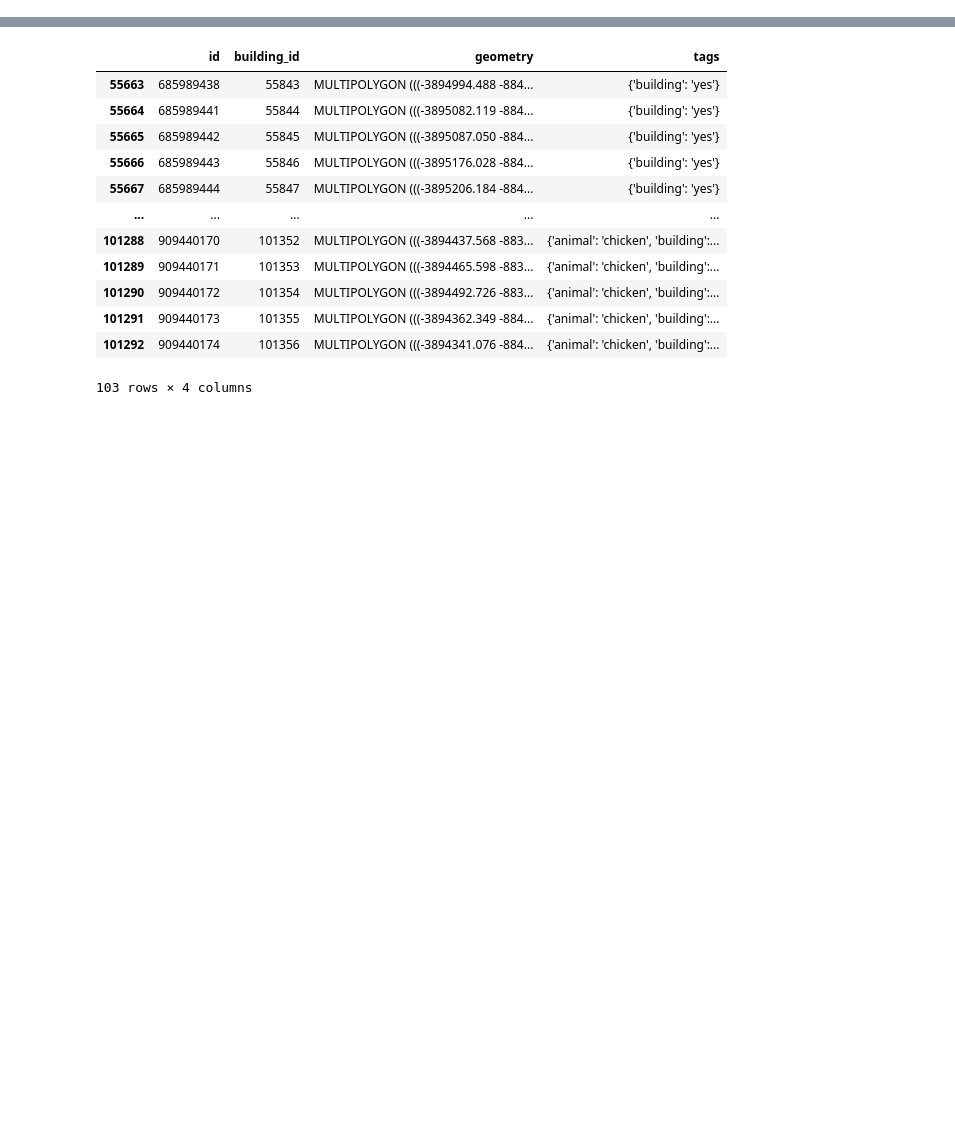
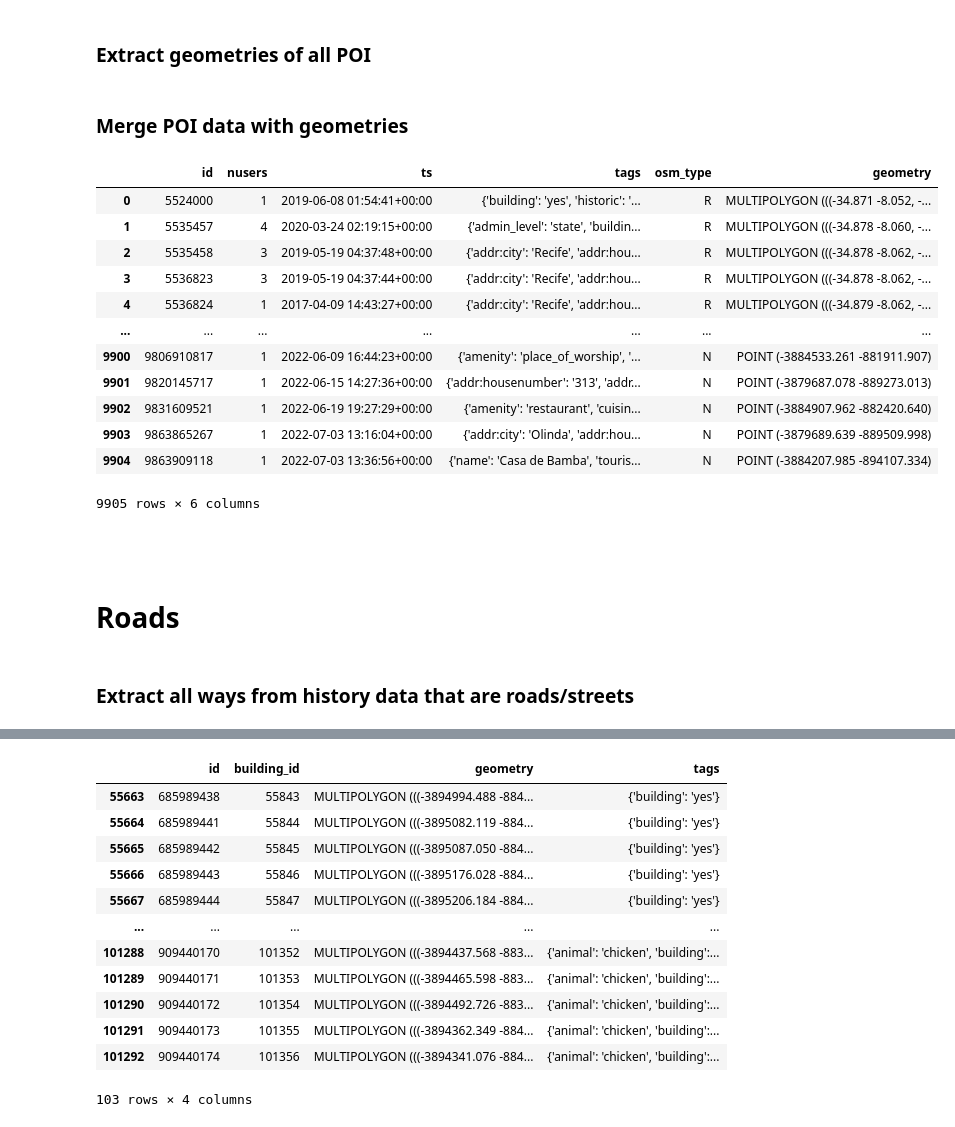
Before and after one commit to komar41/crowdsourcing-and-sidewalk-data, a Jupyter notebook: 3-extract-indirect-trust-indicators.ipynb, the cells around one changed output, grey strips where cells are left out. Saved outputs shown, nothing was run; the diff lists cells and outputs as text; code cells hidden in the pictures; blank space fills up the shorter version.

Commit message:
indir ind

```diff
--- a/3-extract-indirect-trust-indicators.ipynb
+++ b/3-extract-indirect-trust-indicators.ipynb
@@ -10,0 +67,7 @@ from collections import defaultdict
+# %%
+h = Handler()
+h.apply_file("data/osm/rec_historical.osm.pbf")
+
+colnames = ['id', 'visible', 'ts', 'uid', 'tags', 'osm_type']
+history = pd.DataFrame(h.history, columns=colnames)
+history = history.sort_values(by=['id', 'ts'])
@@ -11 +76,41 @@ from collections import defaultdict
+# %%
+poi = extract_features(history, poi_qualifier)
+# %% [markdown]
+### Extract geometries of all POI
+# %%
+h_n = NodeHandler()
+h_n.apply_file("data/osm/rec.osm.pbf")
+poi_n = h_n.get_gdf(poi_qualifier)
+
+h_wr = AreaHandler()
+h_wr.apply_file("data/osm/rec.osm.pbf")
+poi_wr = h_wr.get_gdf(poi_qualifier)
+
+poi_geom = pd.concat([poi_n, poi_wr])
+# %% [markdown]
+### Merge POI data with geometries
+# %%
+poi_indir = pd.merge(poi, poi_geom,  how='inner', left_on=['id','osm_type'], right_on = ['id','osm_type'])
+# %%
+poi_indir
+# %% [output]
+|  | id | nusers | ts | tags | osm_type | geometry |
+| 0 | 5524000 | 1 | 2019-06-08 01:54:41+00:00 | {'building': 'yes', 'historic': '... | R | MULTIPOLYGON (((-34.871 -8.052, -... |
+| 1 | 5535457 | 4 | 2020-03-24 02:19:15+00:00 | {'admin_level': 'state', 'buildin... | R | MULTIPOLYGON (((-34.878 -8.060, -... |
+| 2 | 5535458 | 3 | 2019-05-19 04:37:48+00:00 | {'addr:city': 'Recife', 'addr:hou... | R | MULTIPOLYGON (((-34.878 -8.062, -... |
+| 3 | 5536823 | 3 | 2019-05-19 04:37:44+00:00 | {'addr:city': 'Recife', 'addr:hou... | R | MULTIPOLYGON (((-34.878 -8.062, -... |
+| 4 | 5536824 | 1 | 2017-04-09 14:43:27+00:00 | {'addr:city': 'Recife', 'addr:hou... | R | MULTIPOLYGON (((-34.879 -8.062, -... |
+| ... | ... | ... | ... | ... | ... | ... |
+| 9900 | 9806910817 | 1 | 2022-06-09 16:44:23+00:00 | {'amenity': 'place_of_worship', '... | N | POINT (-3884533.261 -881911.907) |
+| 9901 | 9820145717 | 1 | 2022-06-15 14:27:36+00:00 | {'addr:housenumber': '313', 'addr... | N | POINT (-3879687.078 -889273.013) |
+| 9902 | 9831609521 | 1 | 2022-06-19 19:27:29+00:00 | {'amenity': 'restaurant', 'cuisin... | N | POINT (-3884907.962 -882420.640) |
+| 9903 | 9863865267 | 1 | 2022-07-03 13:16:04+00:00 | {'addr:city': 'Olinda', 'addr:hou... | N | POINT (-3879689.639 -889509.998) |
+| 9904 | 9863909118 | 1 | 2022-07-03 13:36:56+00:00 | {'name': 'Casa de Bamba', 'touris... | N | POINT (-3884207.985 -894107.334) |
+9905 rows × 6 columns
+# %% [markdown]
+#
+# %% [markdown]
+# Roads
+# %% [markdown]
+### Extract all ways from history data that are roads/streets
 # %%
```
Also changed, not shown: parts of 24 cells of this notebook, 6 other files.
